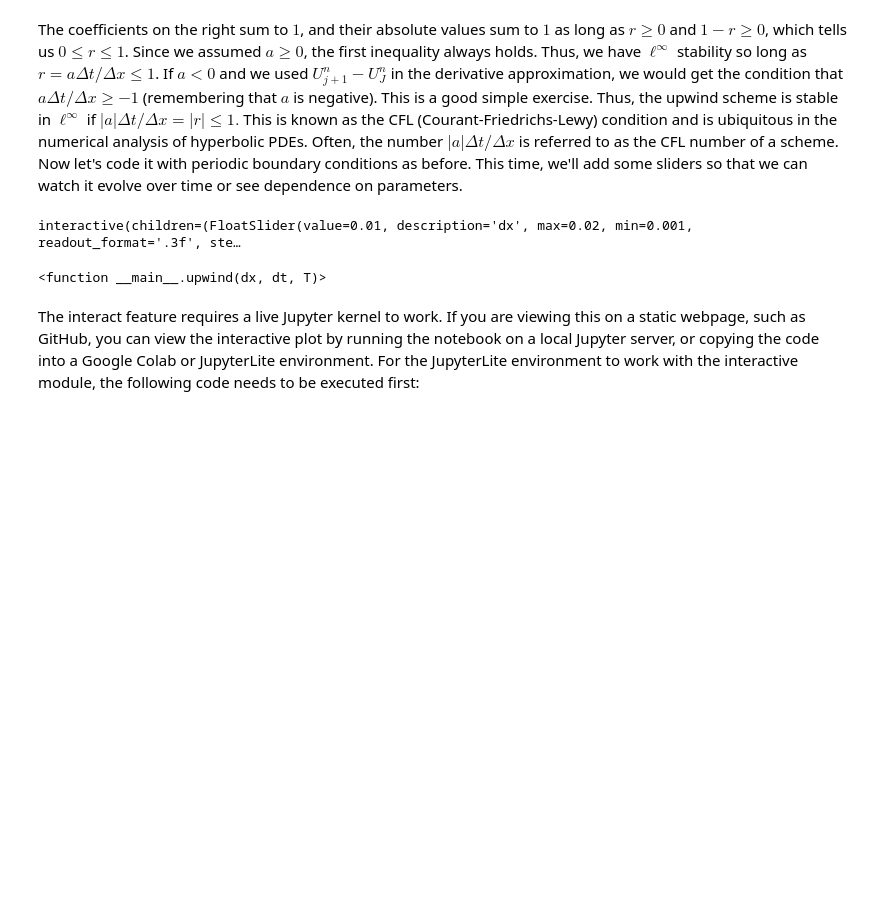
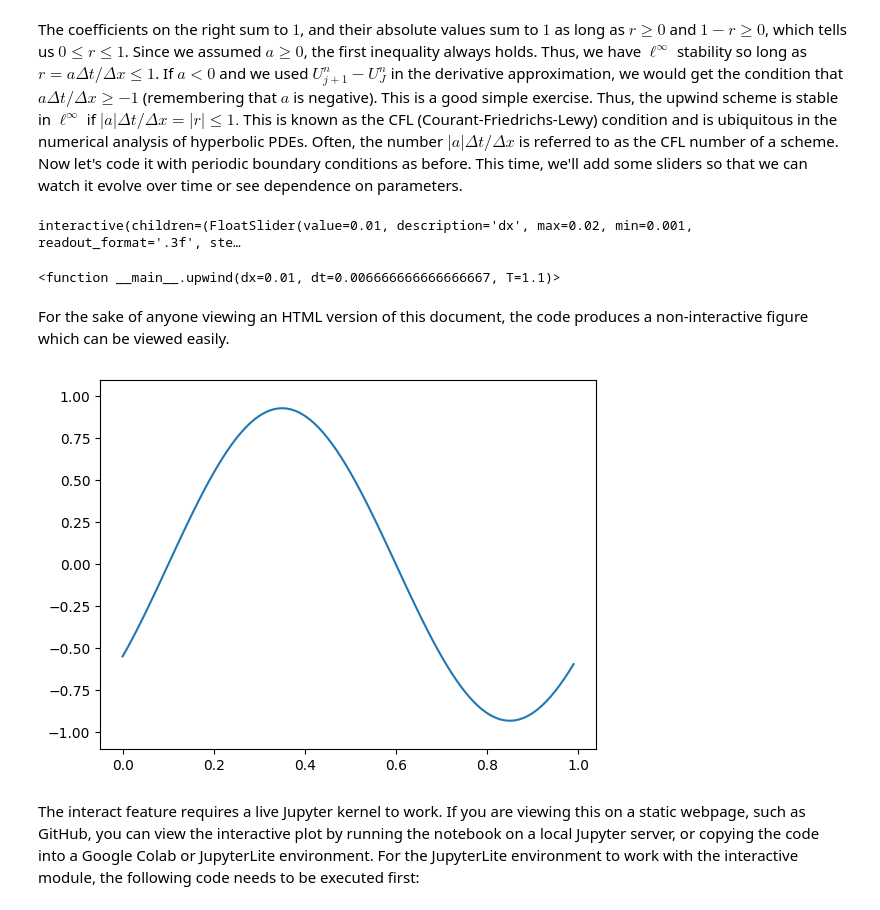
Before and after one commit to Joshuame13/Numerical-PDEs, a Jupyter notebook: Part 3: Hyperbolic equations.ipynb, the cells around one changed output. Drawn from its saved outputs; the diff is of its cells as text; code cells hidden in the pictures; blank space fills up the shorter version.

Commit message:
Add non-interactive figure for compatibility

```diff
--- a/Part 3: Hyperbolic equations.ipynb
+++ b/Part 3: Hyperbolic equations.ipynb
@@ -91,17 +91,15 @@ $$
 # %% [markdown]
 The coefficients on the right sum to $1$, and their absolute values sum to $1$ as long as $r \geq 0$ and $1-r \geq 0$, which tells us $0 \leq r \leq 1$. Since we assumed $a \geq 0$, the first inequality always holds. Thus, we have $\ell^\infty$ stability so long as $r = a \Delta t/\Delta x \leq 1$. If $a < 0$ and we used $U^n_{j+1} - U^n_J$ in the derivative approximation, we would get the condition that $a \Delta t/\Delta x \geq -1$ (remembering that $a$ is negative). This is a good simple exercise. Thus, the upwind scheme is stable in $\ell^\infty$ if $|a| \Delta t/\Delta x = |r| \leq 1.$ This is known as the CFL (Courant-Friedrichs-Lewy) condition and is ubiquitous in the numerical analysis of hyperbolic PDEs. Often, the number $|a| \Delta t/\Delta x$ is referred to as the CFL number of a scheme. Now let's code it with periodic boundary conditions as before. This time, we'll add some sliders so that we can watch it evolve over time or see dependence on parameters.
 # %%
-from ipywidgets import interact
-import ipywidgets as widgets
+import numpy as np
 import matplotlib.pyplot as plt
 %matplotlib inline
-import numpy as np
 
-def upwind(dx, dt, T):
-    J = int(1/dx) # Find the right number of gridpoints
-    N = int(T/dt) # This must be an integer
+def upwind(dx = 1/100, dt = 1/150, T = 1.1):
+    J = int(1/dx)  # Find the right number of gridpoints
+    N = int(T/dt)  # This must be an integer
     a = 1
-    dx = 1/J # Correct the values of dx, dt
+    dx = 1/J  # Correct the values of dx, dt
     dt = T/N
     r = a*dt/dx
     xvals = np.linspace(0, 1, num=J, endpoint=False)
@@ -114,26 +112,35 @@ def upwind(dx, dt, T):
     plt.ylim(-1.1, 1.1)
     plt.plot(xvals, U)
     plt.show()
-
-# interact
-interact(upwind, dt=widgets.FloatSlider(value=1/150,
-                                        min=1/1000,
-                                        max=1/50,
-                                        step=0.001,
-                                        readout_format='.3f'),
-                 dx=widgets.FloatSlider(value=1/100,
-                                        min=1/1000,
-                                        max=1/50,
-                                        step=1/1000,
-                                        readout_format='.3f'),
-                  T=widgets.FloatSlider(value=1.1,
-                                        min=.1,
-                                        max=10,
-                                        step=.01,
-                                        readout_format='.2f'))
-# %% [output]
-interactive(children=(FloatSlider(value=0.01, description='dx', max=0.02, min=0.001, readout_format='.3f', ste…
-<function __main__.upwind(dx, dt, T)>
+# %%
+from ipywidgets import interact
+import ipywidgets as widgets
+
+# interact
+interact(upwind, dt=widgets.FloatSlider(value=1/150,
+                                        min=1/1000,
+                                        max=1/50,
+                                        step=0.001,
+                                        readout_format='.3f'),
+                 dx=widgets.FloatSlider(value=1/100,
+                                        min=1/1000,
+                                        max=1/50,
+                                        step=1/1000,
+                                        readout_format='.3f'),
+                  T=widgets.FloatSlider(value=1.1,
+                                        min=.1,
+                                        max=10,
+                                        step=.01,
+                                        readout_format='.2f'))
+# %% [output]
+interactive(children=(FloatSlider(value=0.01, description='dx', max=0.02, min=0.001, readout_format='.3f', ste…
+<function __main__.upwind(dx=0.01, dt=0.006666666666666667, T=1.1)>
+# %% [markdown]
+For the sake of anyone viewing an HTML version of this document, the code produces a non-interactive figure which can be viewed easily.
+# %%
+upwind()
+# %% [output]
+[figure, added]
 # %% [markdown]
 The interact feature requires a live Jupyter kernel to work. If you are viewing this on a static webpage, such as GitHub, you can view the interactive plot by running the notebook on a local Jupyter server, or copying the code into a Google Colab or JupyterLite environment. For the JupyterLite environment to work with the interactive module, the following code needs to be executed first:
 # %%
```
